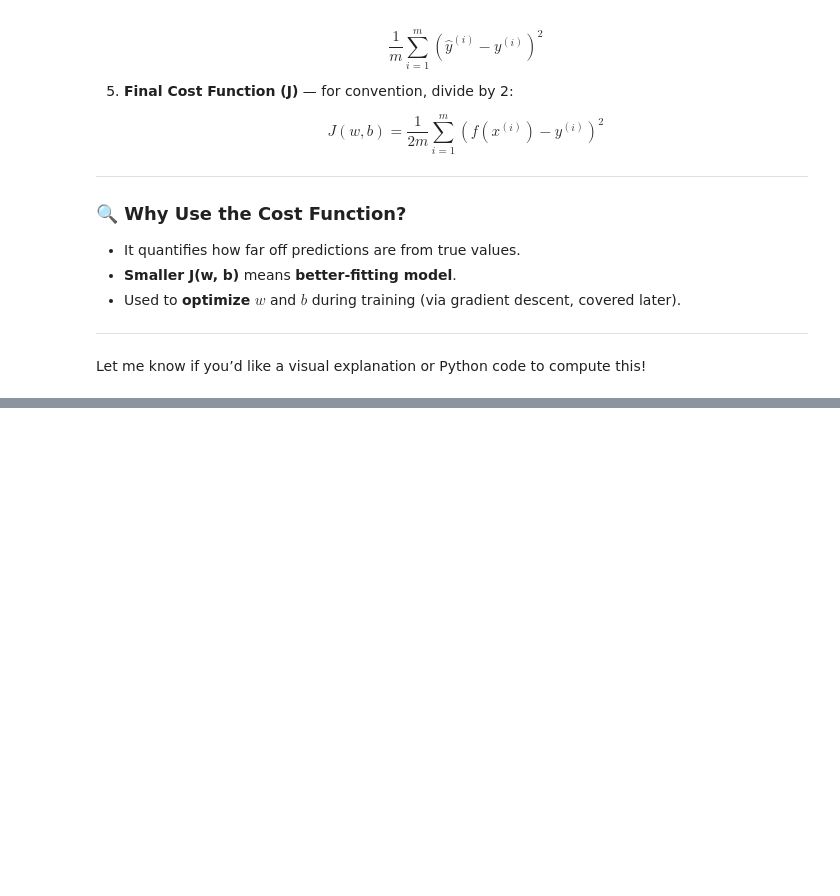
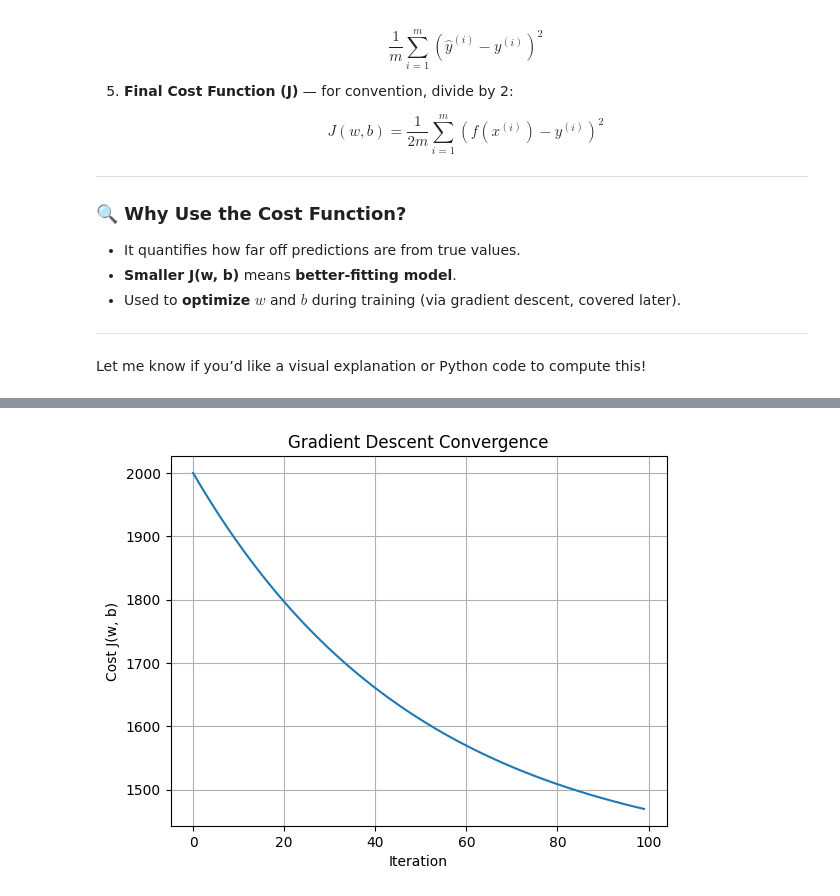
Before and after one commit to svgoudar/My-Data-Science-Roadmap, a Jupyter notebook: ML/Supervised Learning/Linear Regression.ipynb, the cells around one changed output, grey strips where cells are left out. Cells and saved outputs as stored; diff of their text form; code cells hidden in the pictures; blank space fills up the shorter version.

```diff
--- a/ML/Supervised Learning/Linear Regression.ipynb
+++ b/ML/Supervised Learning/Linear Regression.ipynb
@@ -216,0 +283,46 @@ Let me know if you’d like a visual explanation or Python code to compute this!
+# %%
+import pandas as pd
+import numpy as np
+import matplotlib.pyplot as plt
+
+# Load Titanic dataset
+df = pd.read_csv('https://raw.githubusercontent.com/datasciencedojo/datasets/master/titanic.csv')
+df = df[['Age', 'Fare']].dropna()
+
+# Normalize features
+x = df['Age'].values
+y = df['Fare'].values
+x = (x - np.mean(x)) / np.std(x)
+
+# Initialize parameters
+w, b = 0.0, 0.0
+alpha = 0.01
+iterations = 100
+m = len(x)
+
+cost_history = []
+
+# Gradient Descent
+for _ in range(iterations):
+    y_pred = w * x + b
+    error = y_pred - y
+    cost = (1/(2*m)) * np.sum(error**2)
+    cost_history.append(cost)
+
+    # Gradients
+    dw = (1/m) * np.dot(error, x)
+    db = (1/m) * np.sum(error)
+
+    # Update
+    w -= alpha * dw
+    b -= alpha * db
+
+# Plot cost vs iteration
+plt.plot(range(iterations), cost_history)
+plt.xlabel('Iteration')
+plt.ylabel('Cost J(w, b)')
+plt.title('Gradient Descent Convergence')
+plt.grid(True)
+plt.show()
+# %% [output]
+[figure, added]
```
Also changed, not shown: parts of 6 cells of this notebook.
